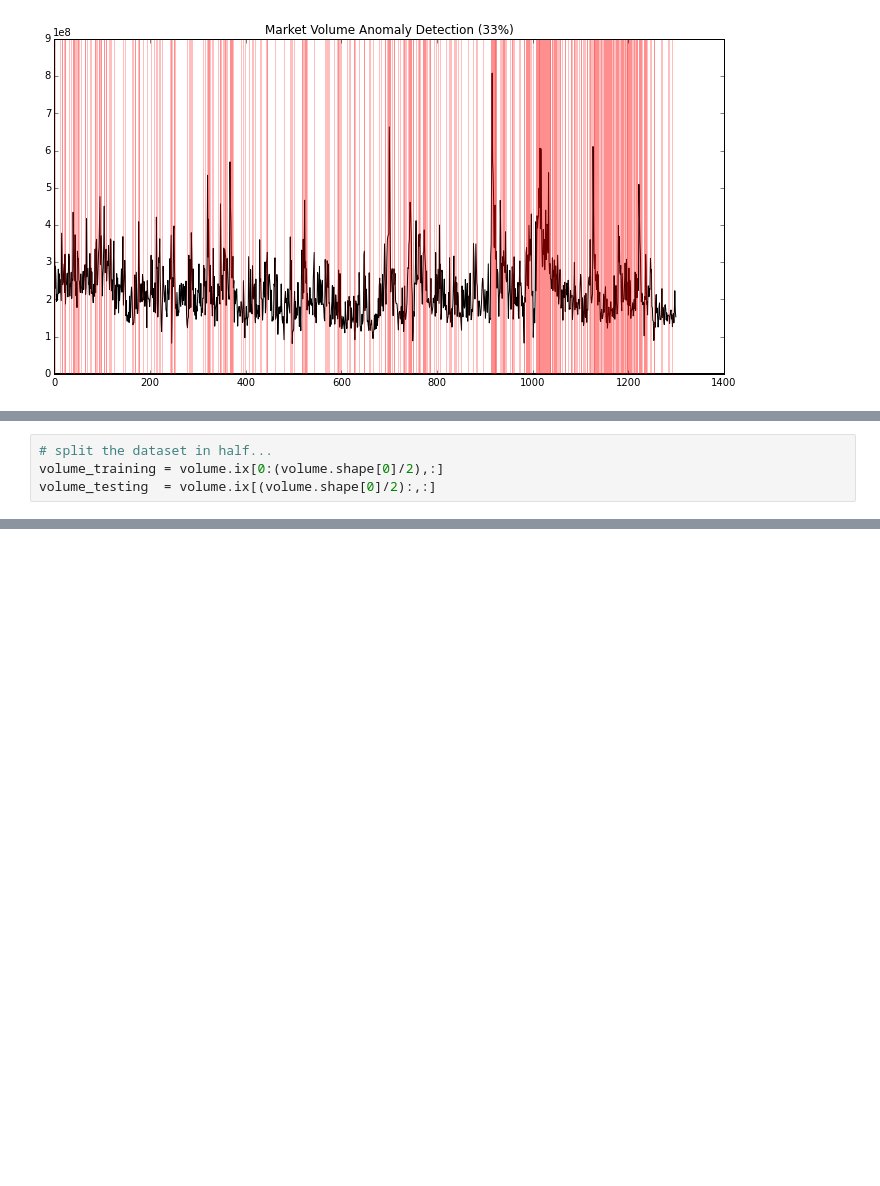
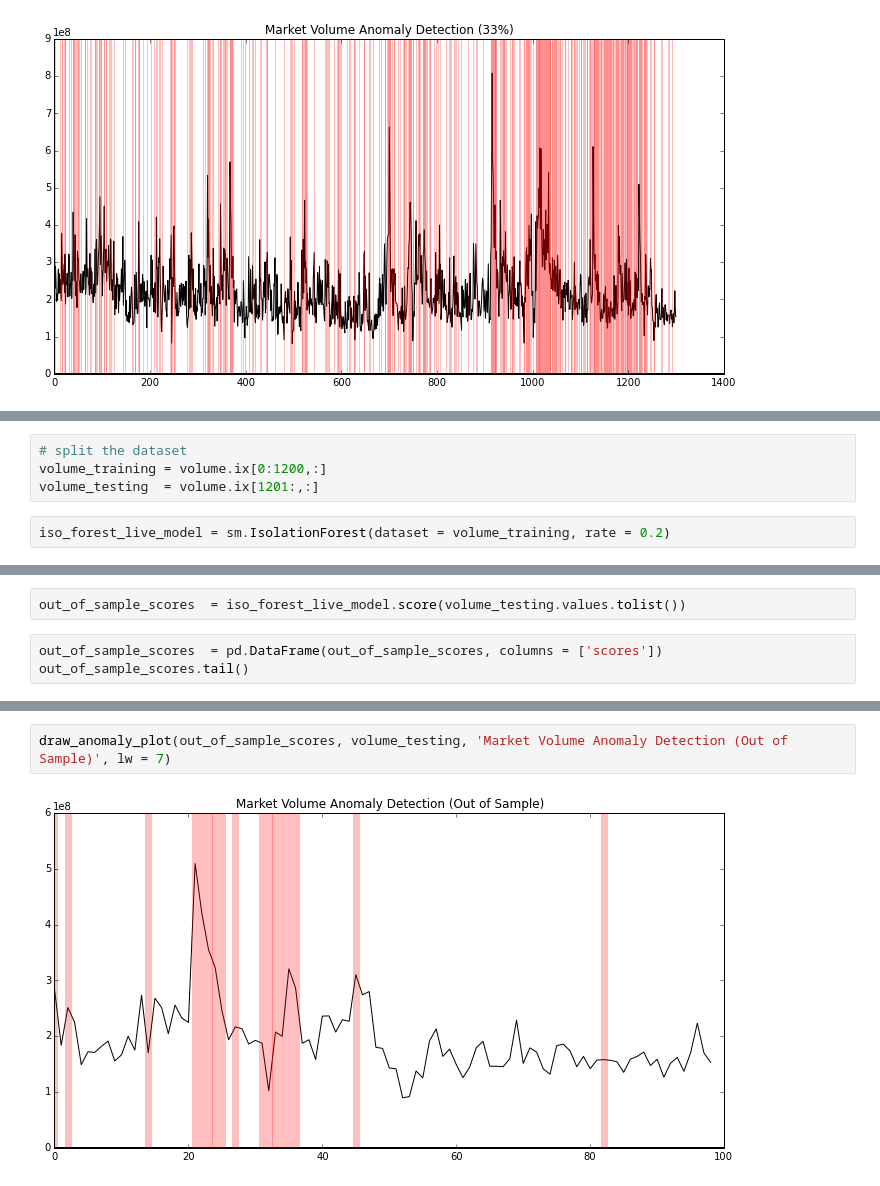
Before and after one commit to tynano/slicematrixIO-python, a Jupyter notebook: notebooks/Stock Market Volume Anomaly Detection 1.ipynb, the cells around one changed output, grey strips where cells are left out. Saved outputs shown, nothing was run; the diff lists cells and outputs as text; blank space fills up the shorter version.

```diff
--- a/notebooks/Stock Market Volume Anomaly Detection 1.ipynb
+++ b/notebooks/Stock Market Volume Anomaly Detection 1.ipynb
@@ -147,5 +145,7 @@ draw_anomaly_plot(scores3, volume, 'Market Volume Anomaly Detection (33%)')
 <p>In the models we created above, we used the entire dataset to train our Isolation Forests. In practice, we don't have access to information in the future (at least not with current technology) so we should introduce some reality into our model by splitting the dataset into two chunks: one for training the model (in-sample) and one for validating the model's performance (out-sample)</p>
 # %%
-# split the dataset in half...
-volume_training = volume.ix[0:(volume.shape[0]/2),:]
-volume_testing  = volume.ix[(volume.shape[0]/2):,:]
+# split the dataset
+volume_training = volume.ix[0:1200,:]
+volume_testing  = volume.ix[1201:,:]
+# %%
+iso_forest_live_model = sm.IsolationForest(dataset = volume_training, rate = 0.2)
@@ -151,0 +154,5 @@ volume_testing  = volume.ix[(volume.shape[0]/2):,:]
+# %%
+out_of_sample_scores  = iso_forest_live_model.score(volume_testing.values.tolist())
+# %%
+out_of_sample_scores  = pd.DataFrame(out_of_sample_scores, columns = ['scores'])
+out_of_sample_scores.tail()
@@ -151,0 +166,4 @@ volume_testing  = volume.ix[(volume.shape[0]/2):,:]
+# %%
+draw_anomaly_plot(out_of_sample_scores, volume_testing, 'Market Volume Anomaly Detection (Out of Sample)', lw = 7)
+# %% [output]
+[figure, added]
```
Also changed, not shown: parts of 8 cells of this notebook.
